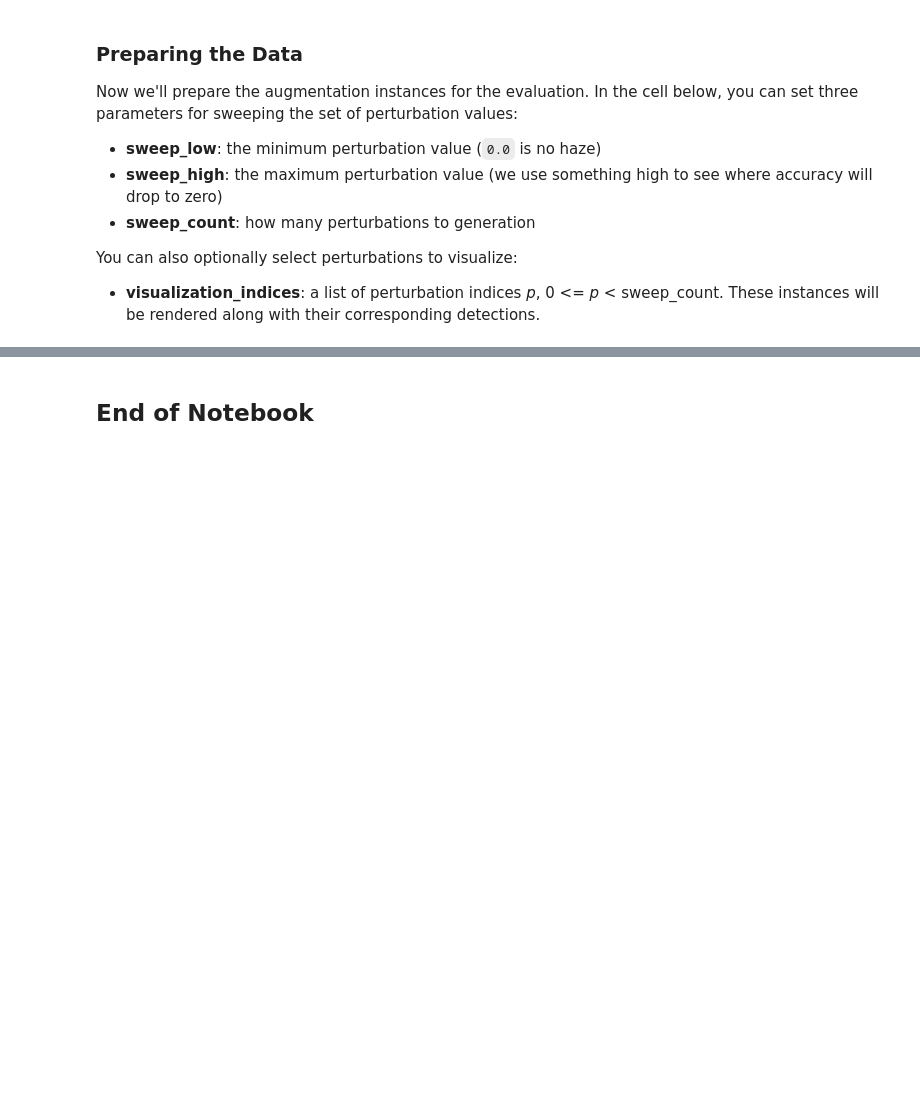
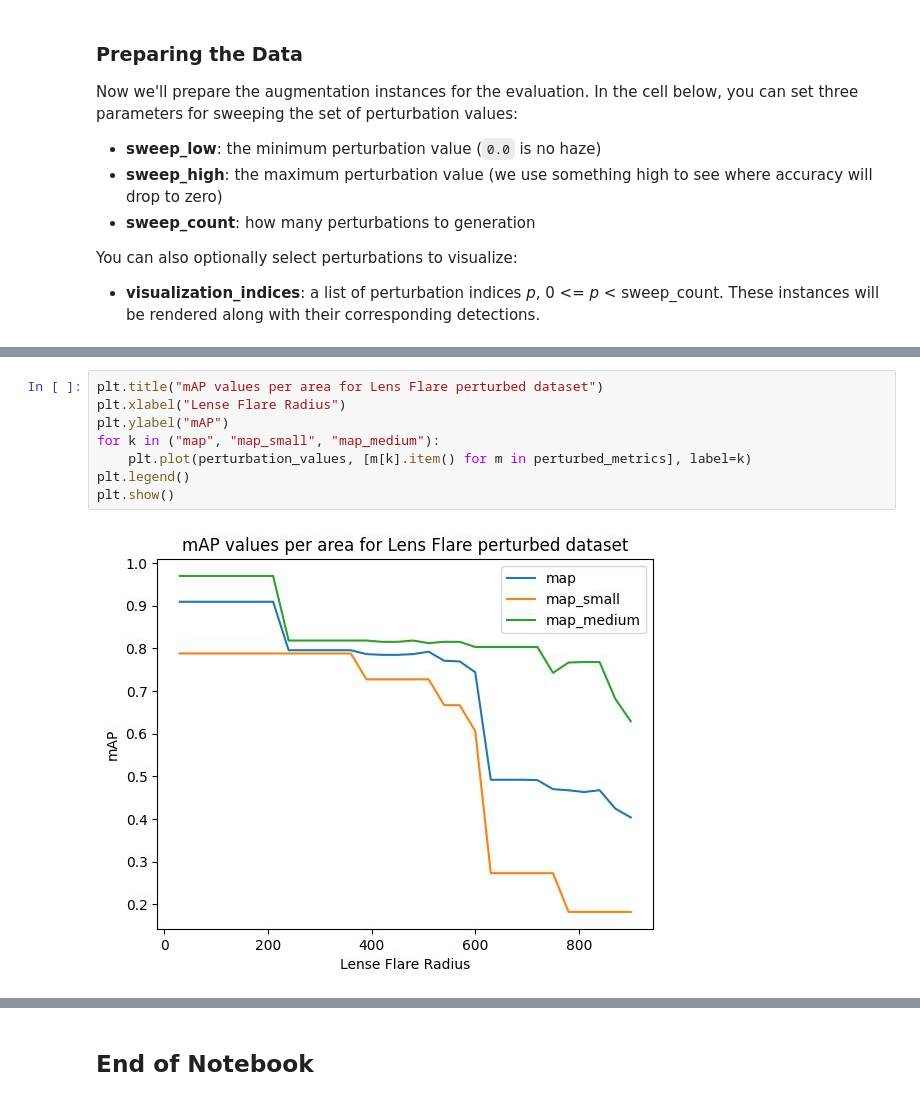
Before and after one commit to Kitware/nrtk, a Jupyter notebook: docs/examples/maite/nrtk_lens_flare_demo.ipynb, the cells around one changed output, grey strips where cells are left out. Drawn from its saved outputs; the diff is of its cells as text; blank space fills up the shorter version.

```diff
--- a/docs/examples/maite/nrtk_lens_flare_demo.ipynb
+++ b/docs/examples/maite/nrtk_lens_flare_demo.ipynb
@@ -582,0 +667,10 @@ The general trend is that mAP decreases as the flare radius increases, as the fl
+# %%
+plt.title("mAP values per area for Lens Flare perturbed dataset")
+plt.xlabel("Lense Flare Radius")
+plt.ylabel("mAP")
+for k in ("map", "map_small", "map_medium"):
+    plt.plot(perturbation_values, [m[k].item() for m in perturbed_metrics], label=k)
+plt.legend()
+plt.show()
+# %% [output]
+[figure, added]
```
Also changed, not shown: parts of 23 cells of this notebook, 7 other files.
